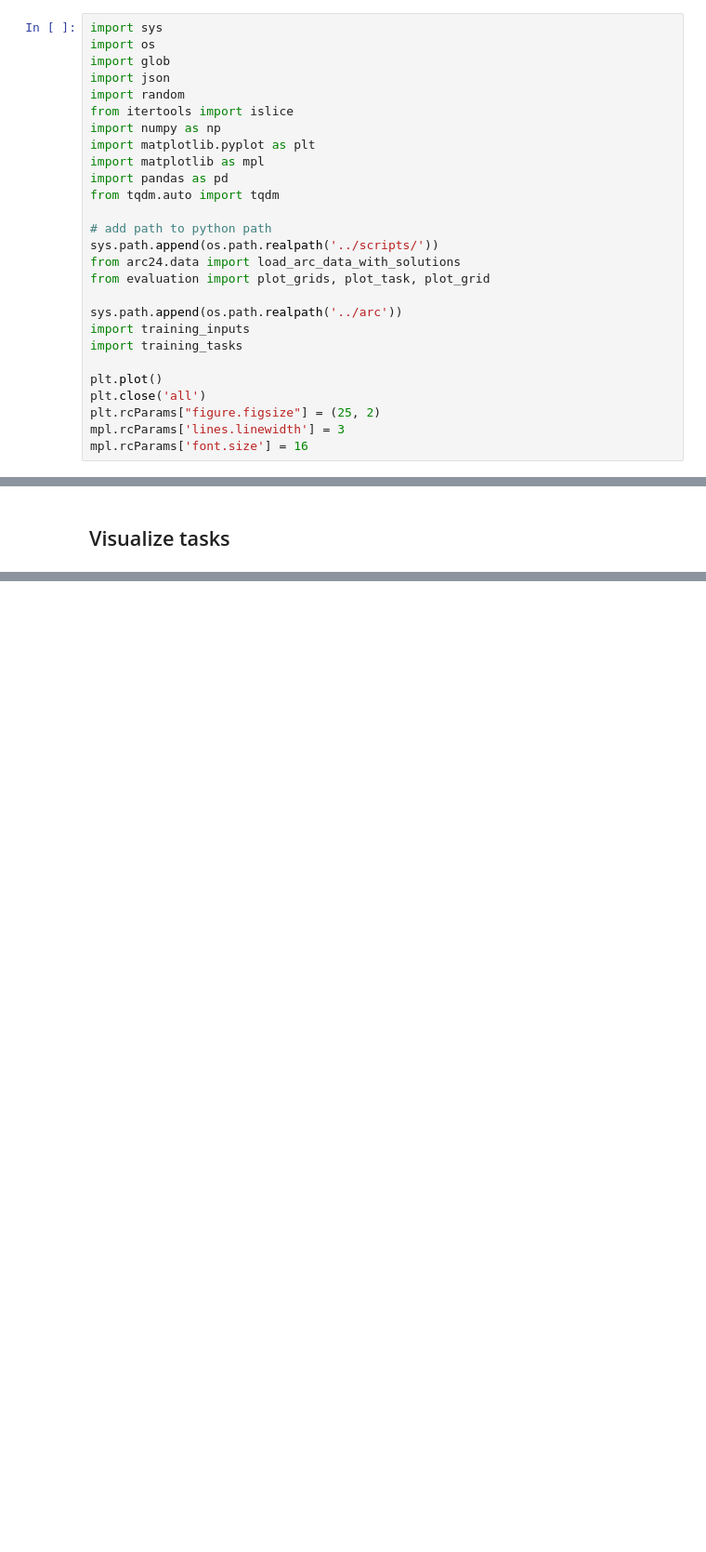
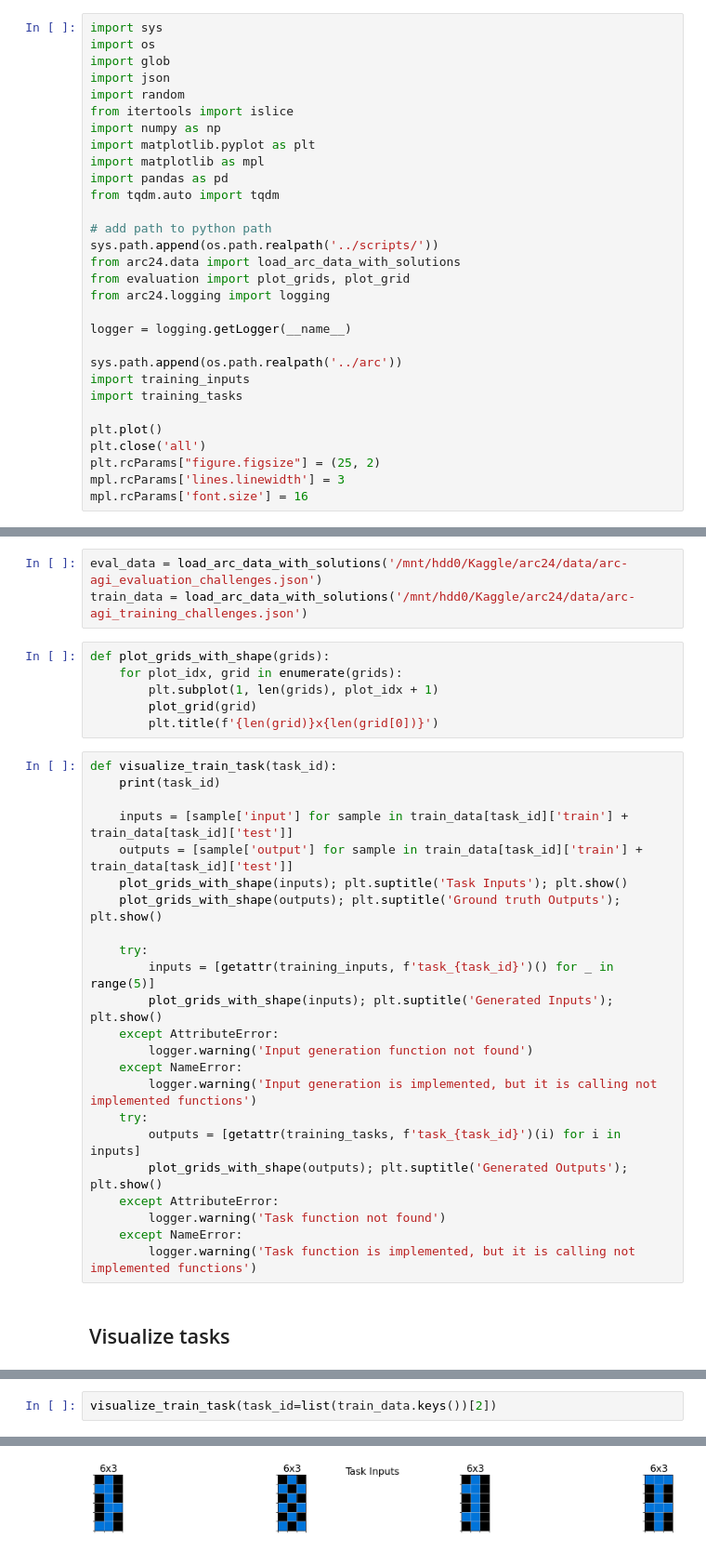
Before and after one commit to zhengjunyao-work/arc24, a Jupyter notebook: notebooks/018_write_python_code_for_training_tasks.ipynb, the cells around one changed output, grey strips where cells are left out. Shown at 93% size. Saved outputs shown, nothing was run; the diff lists cells and outputs as text; blank space fills up the shorter version.

Commit message:
progress on implementing code for training tasks

```diff
--- a/notebooks/018_write_python_code_for_training_tasks.ipynb
+++ b/notebooks/018_write_python_code_for_training_tasks.ipynb
@@ -25,7 +28,10 @@ from tqdm.auto import tqdm
 # add path to python path
 sys.path.append(os.path.realpath('../scripts/'))
 from arc24.data import load_arc_data_with_solutions
-from evaluation import plot_grids, plot_task, plot_grid
+from evaluation import plot_grids, plot_grid
+from arc24.logging import logging
+
+logger = logging.getLogger(__name__)
 
 sys.path.append(os.path.realpath('../arc'))
 import training_inputs
@@ -47,2 +47,34 @@ def visualize_task(task_id):
+# %%
+eval_data = load_arc_data_with_solutions('/mnt/hdd0/Kaggle/arc24/data/arc-agi_evaluation_challenges.json')
+train_data = load_arc_data_with_solutions('/mnt/hdd0/Kaggle/arc24/data/arc-agi_training_challenges.json')
+# %%
+def plot_grids_with_shape(grids):
+    for plot_idx, grid in enumerate(grids):
+        plt.subplot(1, len(grids), plot_idx + 1)
+        plot_grid(grid)
+        plt.title(f'{len(grid)}x{len(grid[0])}')
+# %%
+def visualize_train_task(task_id):
+    print(task_id)
+
+    inputs = [sample['input'] for sample in train_data[task_id]['train'] + train_data[task_id]['test']]
+    outputs = [sample['output'] for sample in train_data[task_id]['train'] + train_data[task_id]['test']]
+    plot_grids_with_shape(inputs); plt.suptitle('Task Inputs'); plt.show()
+    plot_grids_with_shape(outputs); plt.suptitle('Ground truth Outputs'); plt.show()
+
+    try:
+        inputs = [getattr(training_inputs, f'task_{task_id}')() for _ in range(5)]
+        plot_grids_with_shape(inputs); plt.suptitle('Generated Inputs'); plt.show()
+    except AttributeError:
+        logger.warning('Input generation function not found')
+    except NameError:
+        logger.warning('Input generation is implemented, but it is calling not implemented functions')
+    try:
+        outputs = [getattr(training_tasks, f'task_{task_id}')(i) for i in inputs]
+        plot_grids_with_shape(outputs); plt.suptitle('Generated Outputs'); plt.show()
+    except AttributeError:
+        logger.warning('Task function not found')
+    except NameError:
+        logger.warning('Task function is implemented, but it is calling not implemented functions')
 # %% [markdown]
 ## Visualize tasks
@@ -50,0 +85,3 @@ visualize_task(task_id='007bbfb7')
+# %%
+visualize_train_task(task_id=list(train_data.keys())[2])
+# %% [output]
@@ -50,0 +89 @@ visualize_task(task_id='007bbfb7')
+[figure, added]
```
Also changed, not shown: parts of 5 cells of this notebook, 4 other files.
